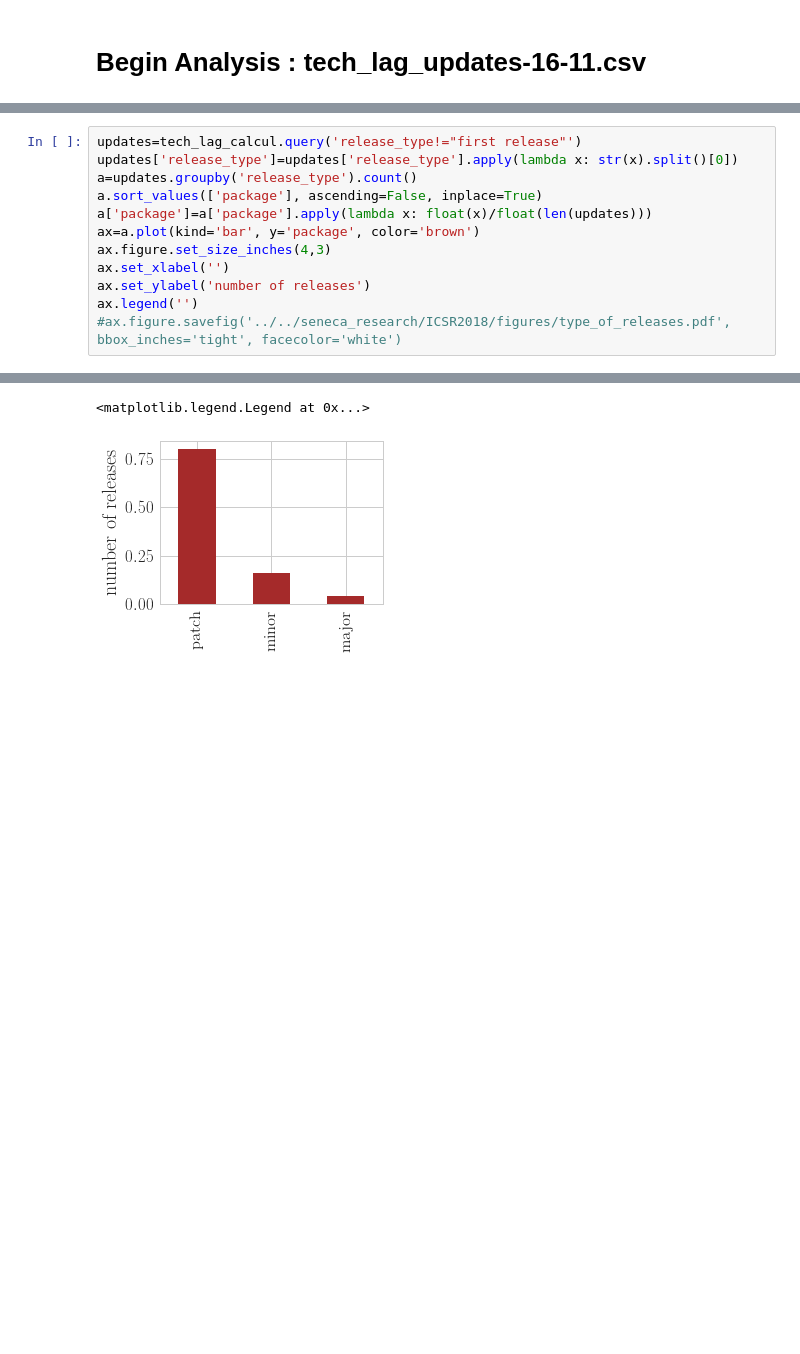
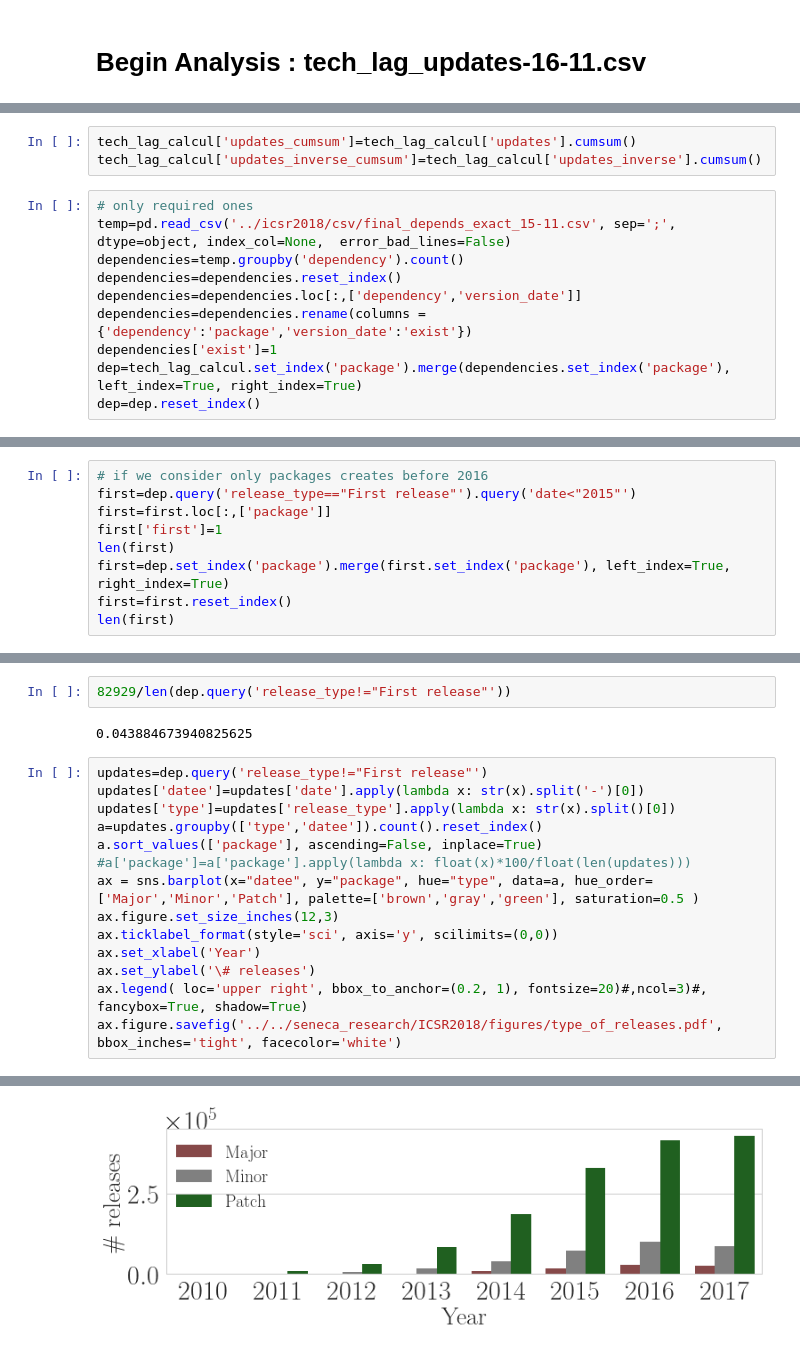
Before and after one commit to AhmedZerouali/notebooks, a Jupyter notebook: icsr18.ipynb, the cells around one changed output, grey strips where cells are left out. Saved outputs shown, nothing was run; the diff lists cells and outputs as text; blank space fills up the shorter version.

```diff
--- a/icsr18.ipynb
+++ b/icsr18.ipynb
@@ -225,0 +438,13 @@ a
+# %%
+tech_lag_calcul['updates_cumsum']=tech_lag_calcul['updates'].cumsum()
+tech_lag_calcul['updates_inverse_cumsum']=tech_lag_calcul['updates_inverse'].cumsum()
+# %%
+# only required ones
+temp=pd.read_csv('../icsr2018/csv/final_depends_exact_15-11.csv', sep=';', dtype=object, index_col=None,  error_bad_lines=False)
+dependencies=temp.groupby('dependency').count()
+dependencies=dependencies.reset_index()
+dependencies=dependencies.loc[:,['dependency','version_date']]
+dependencies=dependencies.rename(columns = {'dependency':'package','version_date':'exist'})
+dependencies['exist']=1
+dep=tech_lag_calcul.set_index('package').merge(dependencies.set_index('package'), left_index=True, right_index=True)
+dep=dep.reset_index()
@@ -225,0 +465,9 @@ a
+# %%
+# if we consider only packages creates before 2016
+first=dep.query('release_type=="First release"').query('date<"2015"')
+first=first.loc[:,['package']]
+first['first']=1
+len(first)
+first=dep.set_index('package').merge(first.set_index('package'), left_index=True, right_index=True)
+first=first.reset_index()
+len(first)
@@ -226,15 +476,21 @@ a
+# %%
+82929/len(dep.query('release_type!="First release"'))
+# %% [output]
+0.043884673940825625
 # %%
-updates=tech_lag_calcul.query('release_type!="first release"')
-updates['release_type']=updates['release_type'].apply(lambda x: str(x).split()[0])
-a=updates.groupby('release_type').count()
+updates=dep.query('release_type!="First release"')
+updates['datee']=updates['date'].apply(lambda x: str(x).split('-')[0])
+updates['type']=updates['release_type'].apply(lambda x: str(x).split()[0])
+a=updates.groupby(['type','datee']).count().reset_index()
 a.sort_values(['package'], ascending=False, inplace=True)
-a['package']=a['package'].apply(lambda x: float(x)/float(len(updates)))
-ax=a.plot(kind='bar', y='package', color='brown')
-ax.figure.set_size_inches(4,3)
-ax.set_xlabel('')
-ax.set_ylabel('number of releases')
-ax.legend('')
-#ax.figure.savefig('../../seneca_research/ICSR2018/figures/type_of_releases.pdf', bbox_inches='tight', facecolor='white')
+#a['package']=a['package'].apply(lambda x: float(x)*100/float(len(updates)))
+ax = sns.barplot(x="datee", y="package", hue="type", data=a, hue_order=['Major','Minor','Patch'], palette=['brown','gray','green'], saturation=0.5 )
+ax.figure.set_size_inches(12,3)
+ax.ticklabel_format(style='sci', axis='y', scilimits=(0,0))
+ax.set_xlabel('Year')
+ax.set_ylabel('\# releases')
+ax.legend( loc='upper right', bbox_to_anchor=(0.2, 1), fontsize=20)#,ncol=3)#, fancybox=True, shadow=True)
+ax.figure.savefig('../../seneca_research/ICSR2018/figures/type_of_releases.pdf', bbox_inches='tight', facecolor='white')
 # %% [output]
 A value is trying to be set on a copy of a slice from a DataFrame.
 Try using .loc[row_indexer,col_indexer] = value instead
@@ -243,5 +505,4 @@ See the caveats in the documentation: http://pandas.pydata.org/pandas-docs/stabl
-<matplotlib.legend.Legend at 0x...>
-[figure, old version]
+[figure, new version]
 # %%
 updates=tech_lag_calcul.loc[:,['release_type','updated_major','updated_minor','updated_patch']]
 updates['updated_major']=updates['updated_major'].apply(float)
```
Also changed, not shown: parts of 98 cells of this notebook, 9 other files.
